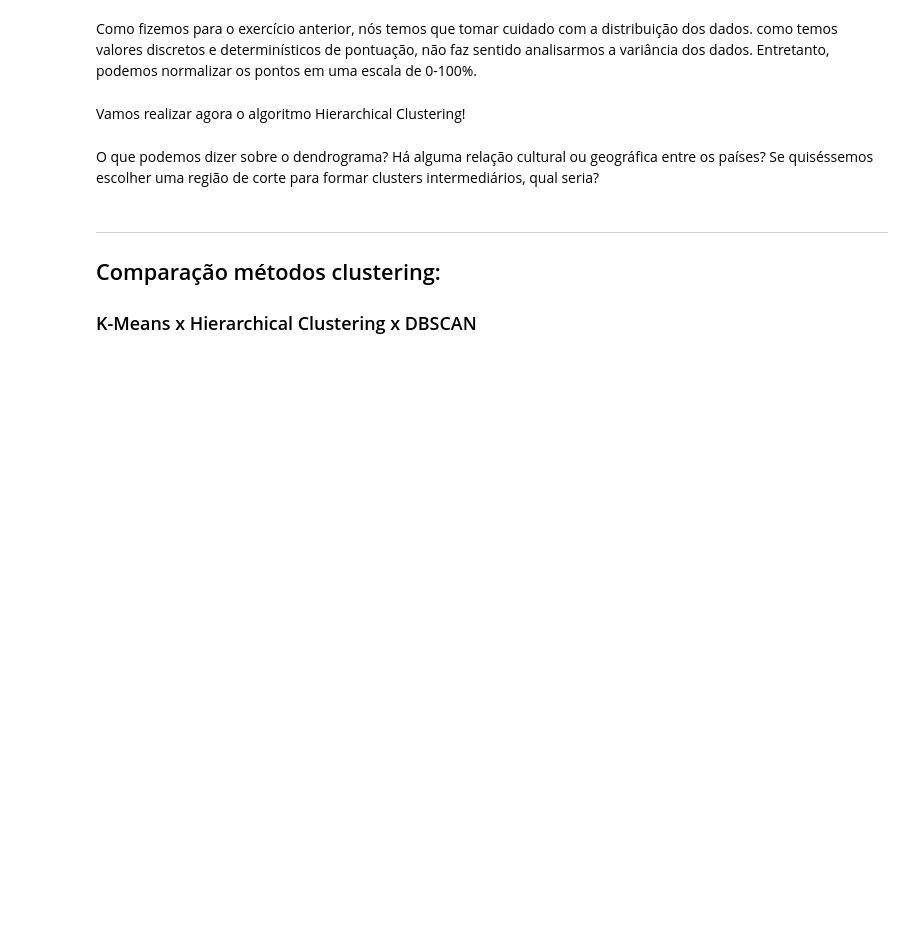
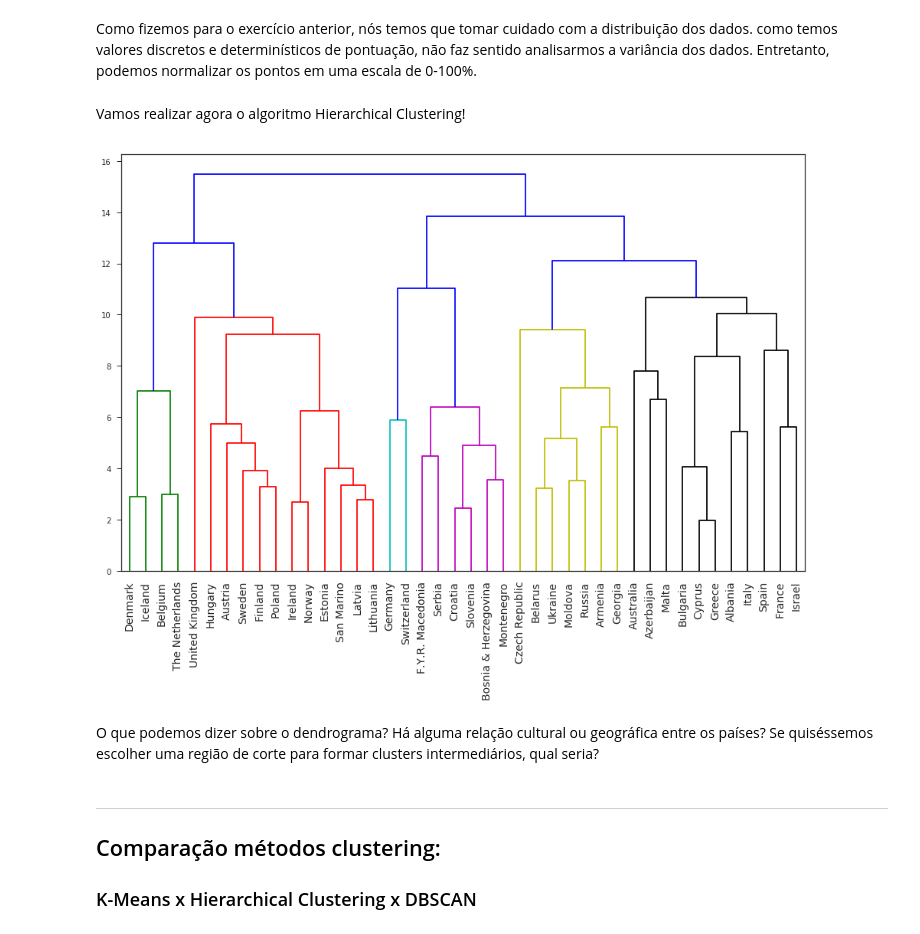
Before and after one commit to rballet/tera_bootcamp_aula_27, a Jupyter notebook: notebooks/aula_27_clustering.ipynb, the cells around one changed output. Cells and saved outputs as stored; diff of their text form; code cells hidden in the pictures; blank space fills up the shorter version.

```diff
--- a/notebooks/aula_27_clustering.ipynb
+++ b/notebooks/aula_27_clustering.ipynb
@@ -174,14 +169,14 @@ Além de já sabermos que existem 3 espécies de plantas, nós também podemos p
 # %%
 # TODO
 # Importe o módulo do KMeans
-
+from sklearn.cluster import KMeans
 
 # Crie uma instância do K-Means pelo sklearn
-kmeans = _
+kmeans = KMeans(n_clusters=3)
 # %%
 # TODO
 # Treine e aplique o modelo KMeans para o dataset X
 # (dica: utilize o método fit_predict do sklearn)
-results = _
+results = kmeans.fit_predict(X)
 # %%
 # Crie uma coluna no dataframe df para incluir os resultados
@@ -475,7 +482,8 @@ X = np.array([i for i in df_euro.groupby('From country')['Televote Points'].appl
 # TODO
 # Realize a normalização dos dados
 # Dica: Procure por MaxAbsScaler no scikit-learn
-X_norm = _
+from sklearn.preprocessing import MaxAbsScaler
+X_norm = normalizer.fit_transform(X)
 # %% [markdown]
 Vamos realizar agora o algoritmo Hierarchical Clustering!
 # %%
@@ -483,17 +491,22 @@ Vamos realizar agora o algoritmo Hierarchical Clustering!
 # Aplique o algoritmo Hierarchical Clustering utilizando o scipy
 # Selecione uma métrica de distância e um método de ligação
 # Teste vários para obter a intuição por trás de cada método
-Y = _
+Y = linkage(X_norm, method='ward', metric='euclidean')
 # %%
 # TODO
 # Crie o dendrograma para visualizar os resultados
 # Será necessário obter os valores de labels que são os países
 # *votantes* da competição (Dica: Procure pelo método unique do pandas)
 plt.figure(figsize=(16,10))
-
-_ # Use o leaf_font_size = 14
+labels = pd.unique(df_euro['From country'])
+dendrogram(Y,
+           labels=labels,
+           leaf_rotation=90,
+           leaf_font_size=14) # Use o leaf_font_size = 14
 
 plt.show()
+# %% [output]
+[figure, added]
 # %% [markdown]
 O que podemos dizer sobre o dendrograma? Há alguma relação cultural ou geográfica entre os países? Se quiséssemos escolher uma região de corte para formar clusters intermediários, qual seria?
 # %% [markdown]
```
Also changed, not shown: parts of 32 cells of this notebook, 1 other file.
